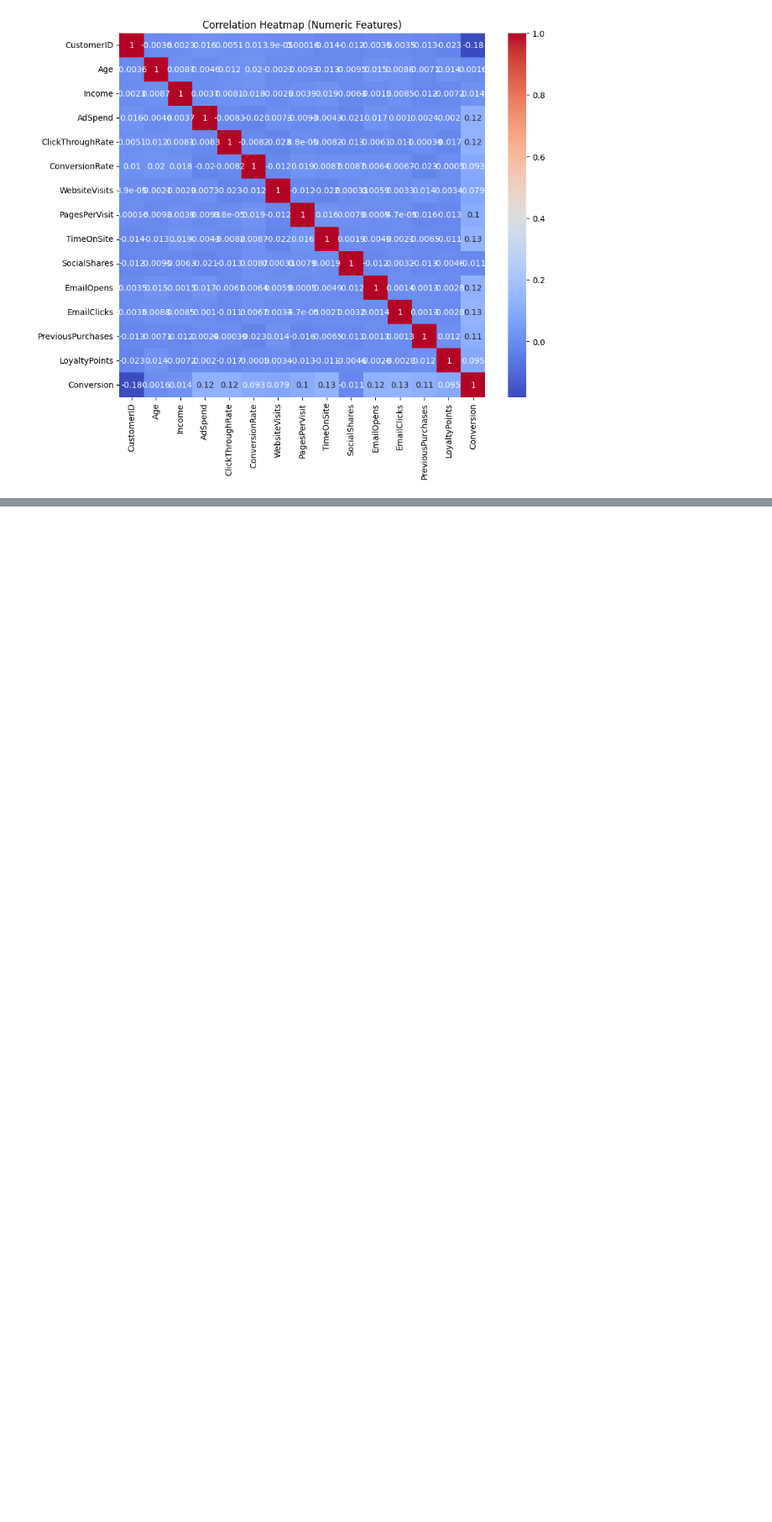
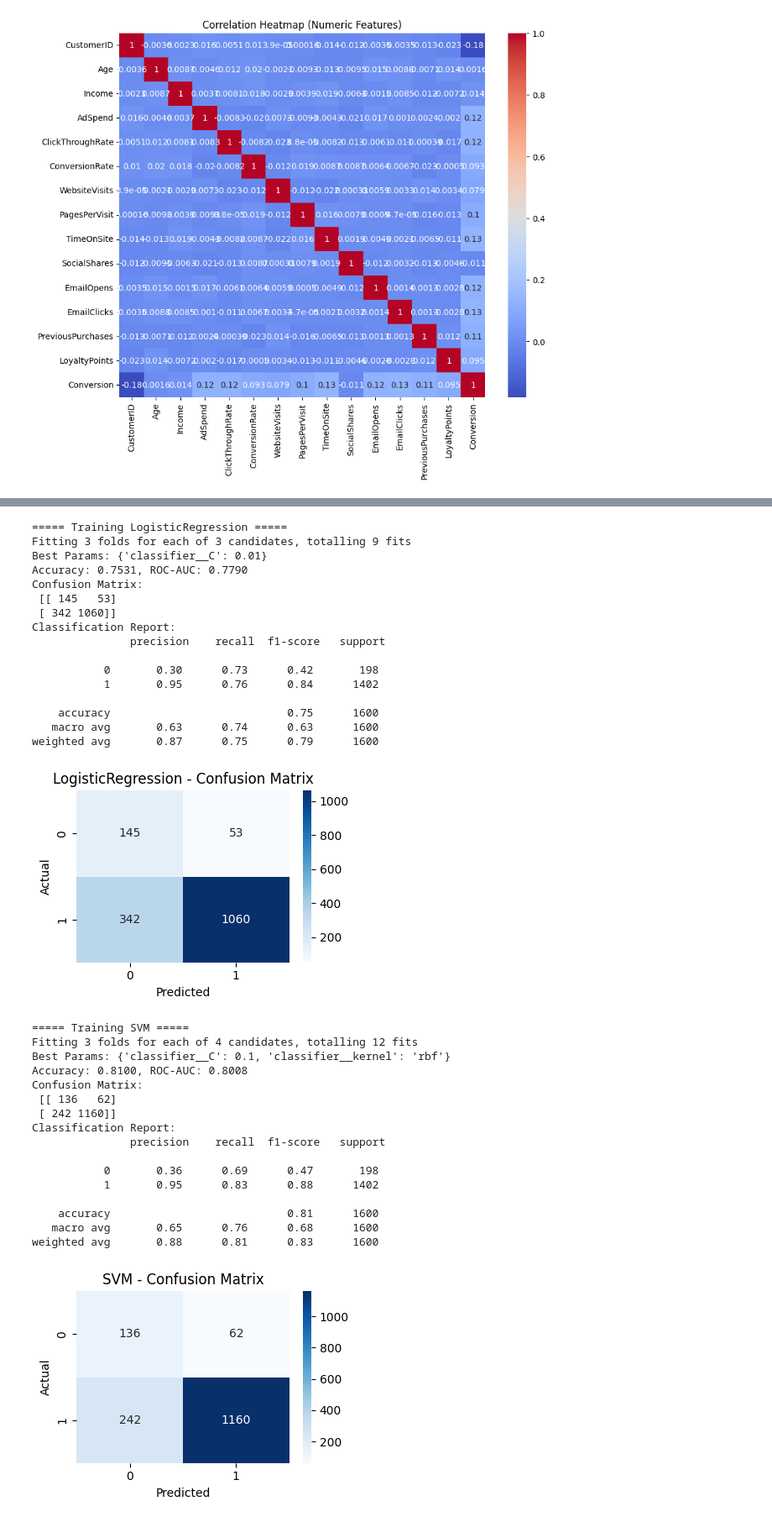
Before and after one commit to H6WU6R/DSA3101-Group-4, a Jupyter notebook: Notebooks/customer engagement 0325.ipynb, the cells around one changed output, grey strips where cells are left out. Shown: that part at 84% size. Drawn from its saved outputs; the diff is of its cells as text; code cells hidden in the pictures; blank space fills up the shorter version.

```diff
--- a/Notebooks/customer engagement 0322.ipynb
+++ b/Notebooks/customer engagement 0325.ipynb
@@ -190,0 +155,11 @@ Parameters: { "use_label_encoder" } are not used.
+# %%
+models_linear = {
+    "LogisticRegression": LogisticRegression(max_iter=1000, class_weight="balanced"),
+    "SVM": SVC(probability=True, class_weight="balanced")  # Keep probability=True for ROC-AUC
+}
+
+models_tree = {
+    "RandomForest": RandomForestClassifier(random_state=42),
+    "GradientBoosting": GradientBoostingClassifier(random_state=42),
+    "XGBoost": XGBClassifier(use_label_encoder=False, eval_metric="logloss", random_state=42)
+}
@@ -191 +168,25 @@ Parameters: { "use_label_encoder" } are not used.
+# %%
+param_grid = {
+    "LogisticRegression": {
+        "classifier__C": [0.01, 0.1, 1.0]
+    },
+    "SVM": {
+        "classifier__C": [0.1, 1.0],
+        "classifier__kernel": ["linear", "rbf"]
+    },
+    "RandomForest": {
+        "classifier__n_estimators": [100, 200],
+        "classifier__max_depth": [3, 5]
+    },
+    "GradientBoosting": {
+        "classifier__n_estimators": [100, 200],
+        "classifier__learning_rate": [0.05, 0.1],
+        "classifier__max_depth": [3, 5]
+    },
+    "XGBoost": {
+        "classifier__n_estimators": [100, 200],
+        "classifier__learning_rate": [0.05, 0.1],
+        "classifier__max_depth": [3, 5]
+    }
+}
 # %%
@@ -292,0 +238,39 @@ weighted avg       0.91      0.91      0.90      1600
+# %%
+# Train both model groups
+train_and_evaluate(models_linear, preprocessor_linear)
+train_and_evaluate(models_tree, preprocessor_tree)
+# %% [output]
+===== Training LogisticRegression =====
+Fitting 3 folds for each of 3 candidates, totalling 9 fits
+Best Params: {'classifier__C': 0.01}
+Accuracy: 0.7531, ROC-AUC: 0.7790
+Confusion Matrix:
+ [[ 145   53]
+ [ 342 1060]]
+Classification Report:
+               precision    recall  f1-score   support
+
+           0       0.30      0.73      0.42       198
+           1       0.95      0.76      0.84      1402
+
+    accuracy                           0.75      1600
+   macro avg       0.63      0.74      0.63      1600
+weighted avg       0.87      0.75      0.79      1600
+[figure, added]
+===== Training SVM =====
+Fitting 3 folds for each of 4 candidates, totalling 12 fits
+Best Params: {'classifier__C': 0.1, 'classifier__kernel': 'rbf'}
+Accuracy: 0.8100, ROC-AUC: 0.8008
+Confusion Matrix:
+ [[ 136   62]
+ [ 242 1160]]
+Classification Report:
+               precision    recall  f1-score   support
+
+           0       0.36      0.69      0.47       198
+           1       0.95      0.83      0.88      1402
+
+    accuracy                           0.81      1600
+   macro avg       0.65      0.76      0.68      1600
+weighted avg       0.88      0.81      0.83      1600
+[figure, added]
```
Also changed, not shown: parts of 21 cells of this notebook, 6 other files.
